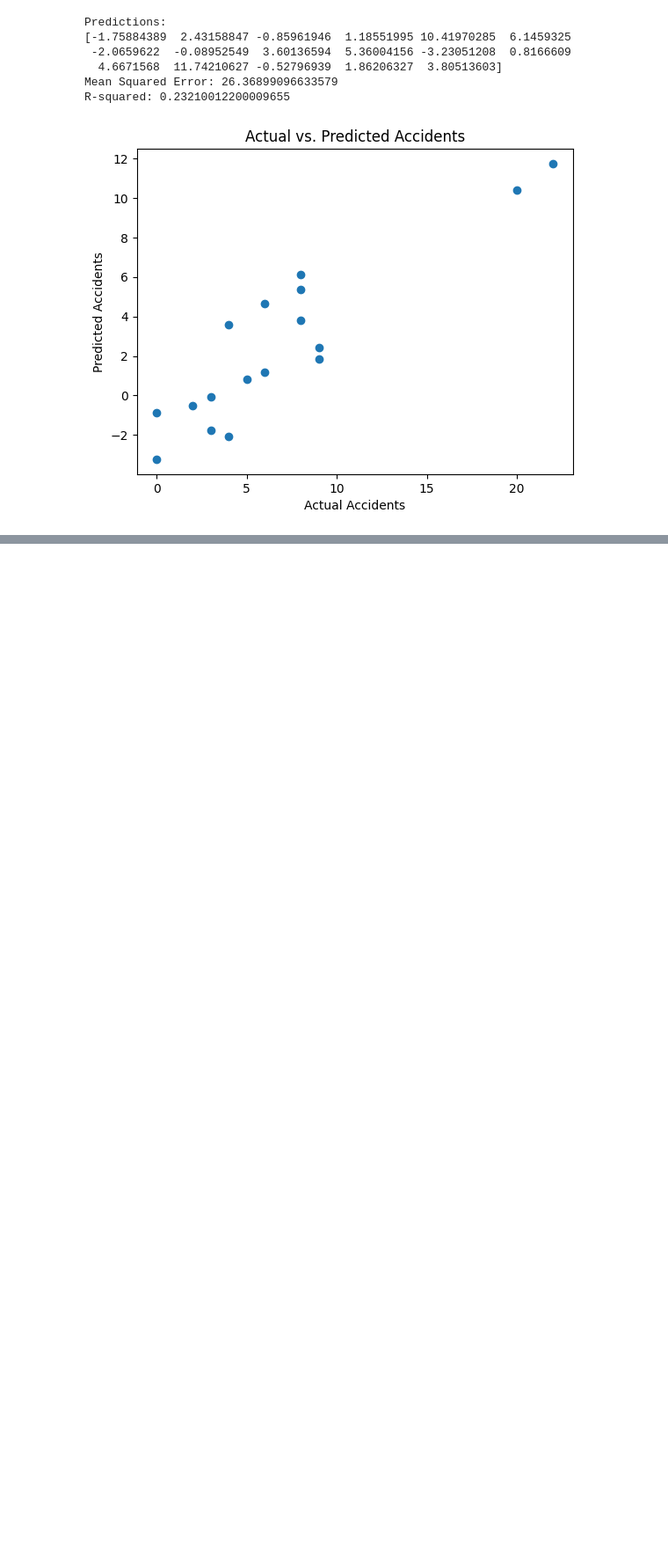
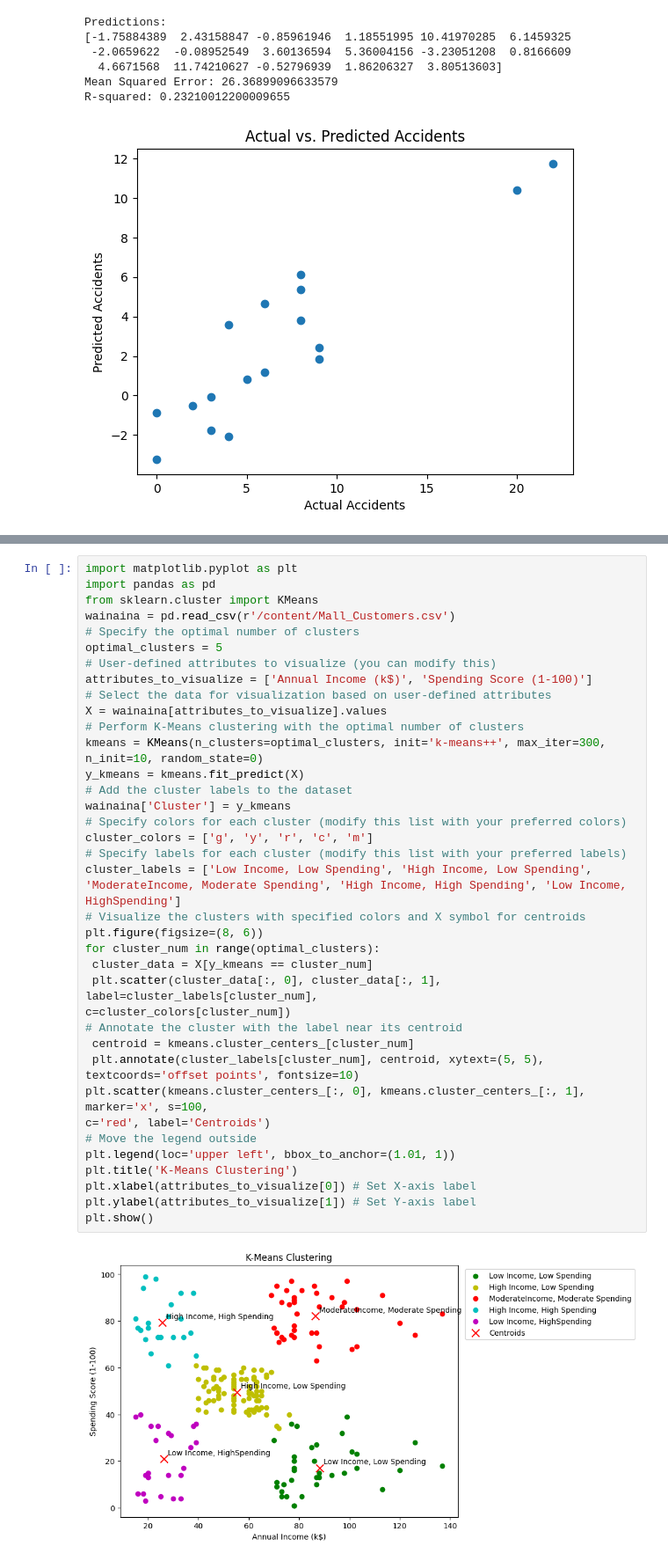
Before and after one commit to Armstrongsoftwareeng/python-coder, a Jupyter notebook: Untitled1.ipynb, the cells around one changed output, grey strips where cells are left out. Shown at 88% size. Saved outputs shown, nothing was run; the diff lists cells and outputs as text; blank space fills up the shorter version.

```diff
--- a/Untitled1.ipynb
+++ b/Untitled1.ipynb
@@ -961,0 +1113,40 @@ R-squared: 0.23210012200009655
+# %%
+import matplotlib.pyplot as plt
+import pandas as pd
+from sklearn.cluster import KMeans
+wainaina = pd.read_csv(r'/content/Mall_Customers.csv')
+# Specify the optimal number of clusters
+optimal_clusters = 5
+# User-defined attributes to visualize (you can modify this)
+attributes_to_visualize = ['Annual Income (k$)', 'Spending Score (1-100)']
+# Select the data for visualization based on user-defined attributes
+X = wainaina[attributes_to_visualize].values
+# Perform K-Means clustering with the optimal number of clusters
+kmeans = KMeans(n_clusters=optimal_clusters, init='k-means++', max_iter=300,
+n_init=10, random_state=0)
+y_kmeans = kmeans.fit_predict(X)
+# Add the cluster labels to the dataset
+wainaina['Cluster'] = y_kmeans
+# Specify colors for each cluster (modify this list with your preferred colors)
+cluster_colors = ['g', 'y', 'r', 'c', 'm']
+# Specify labels for each cluster (modify this list with your preferred labels)
+cluster_labels = ['Low Income, Low Spending', 'High Income, Low Spending', 'ModerateIncome, Moderate Spending', 'High Income, High Spending', 'Low Income, HighSpending']
+# Visualize the clusters with specified colors and X symbol for centroids
+plt.figure(figsize=(8, 6))
+for cluster_num in range(optimal_clusters):
+ cluster_data = X[y_kmeans == cluster_num]
+ plt.scatter(cluster_data[:, 0], cluster_data[:, 1], label=cluster_labels[cluster_num],
+c=cluster_colors[cluster_num])
+# Annotate the cluster with the label near its centroid
+ centroid = kmeans.cluster_centers_[cluster_num]
+ plt.annotate(cluster_labels[cluster_num], centroid, xytext=(5, 5), textcoords='offset points', fontsize=10)
+plt.scatter(kmeans.cluster_centers_[:, 0], kmeans.cluster_centers_[:, 1], marker='x', s=100,
+c='red', label='Centroids')
+# Move the legend outside
+plt.legend(loc='upper left', bbox_to_anchor=(1.01, 1))
+plt.title('K-Means Clustering')
+plt.xlabel(attributes_to_visualize[0]) # Set X-axis label
+plt.ylabel(attributes_to_visualize[1]) # Set Y-axis label
+plt.show()
+# %% [output]
+[figure, added]
```
Also changed, not shown: parts of 8 cells of this notebook.
